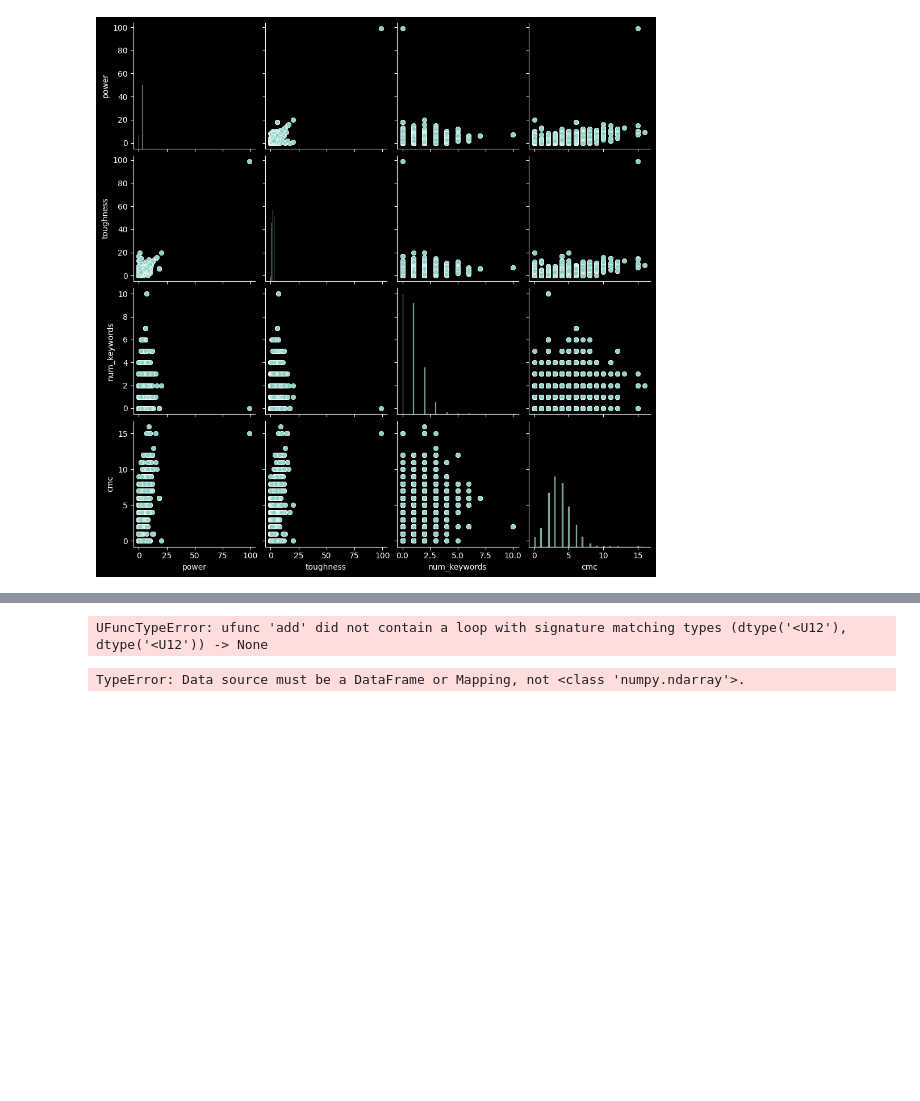
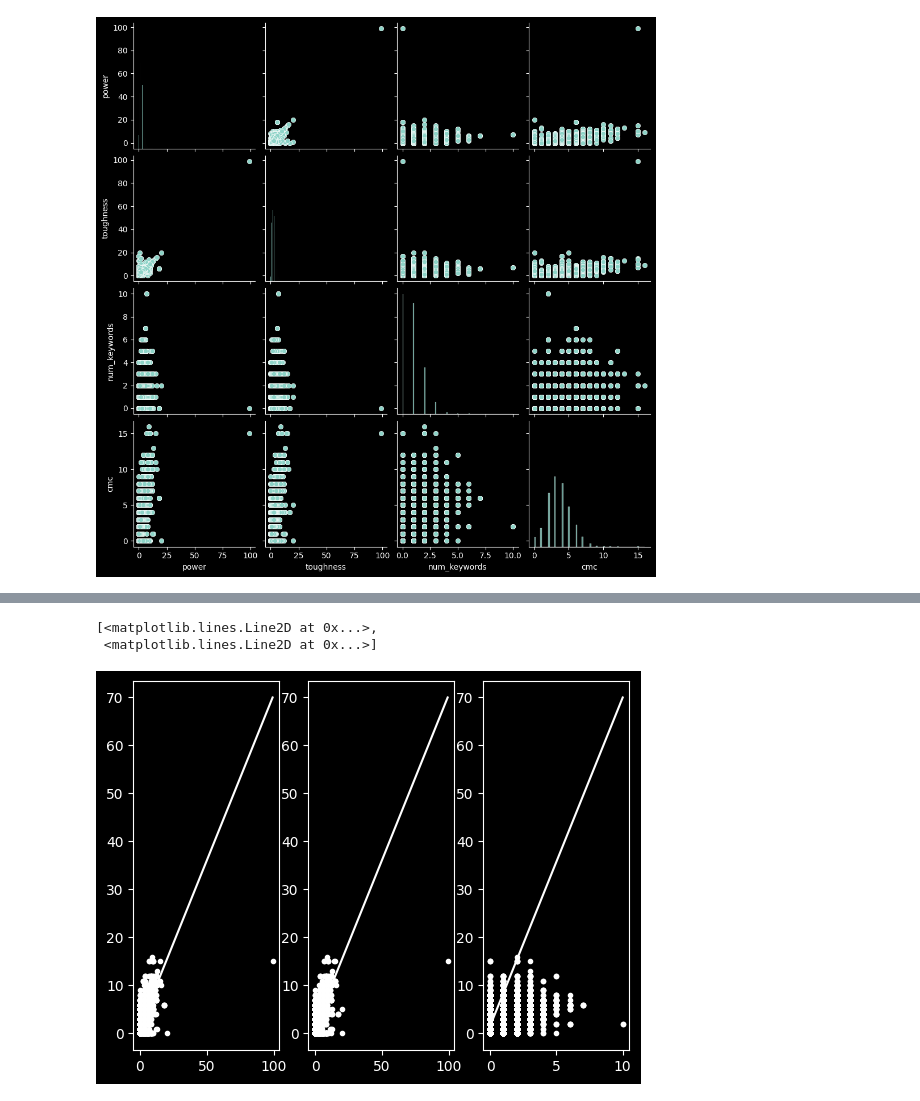
Before and after one commit to kevin-beussman/mtg-ml, a Jupyter notebook: supervised/regression/linear_regression.ipynb, the cells around one changed output, grey strips where cells are left out. Saved outputs shown, nothing was run; the diff lists cells and outputs as text; code cells hidden in the pictures; blank space fills up the shorter version.

```diff
--- a/supervised/regression/linear_regression.ipynb
+++ b/supervised/regression/linear_regression.ipynb
@@ -122,23 +129,16 @@ Text(0, 0.5, 'Loss or Cost')
 # %%
-X_model = np.array([min(X), max(X)])
+X_model = np.array([X.min().to_numpy(), X.max().to_numpy()])
 y_model = model.predict(X_model)
 
 plt.subplot(1, 3, 1)
-plt.plot(X[:,0], y, ".w", X_model[:,0], y_model, "-w")
+plt.plot(X.iloc[:,0], y, ".w", X_model[:,0], y_model, "-w")
 
 plt.subplot(1, 3, 2)
-plt.plot(X[:,1], y, ".w", X_model[:,1], y_model, "-w")
+plt.plot(X.iloc[:,1], y, ".w", X_model[:,1], y_model, "-w")
 
 plt.subplot(1, 3, 3)
-plt.plot(X[:,2], y, ".w", X_model[:,2], y_model, "-w")
+plt.plot(X.iloc[:,2], y, ".w", X_model[:,2], y_model, "-w")
 # %% [output]
-UFuncTypeError: ufunc 'add' did not contain a loop with signature matching types (dtype('<U12'), dtype('<U12')) -> None
+[<matplotlib.lines.Line2D at 0x...>,
+ <matplotlib.lines.Line2D at 0x...>]
+[figure, added]
-# %%
-# X_model = np.array([X.min().to_numpy(), X.max().to_numpy()])
-# y_model = model.predict(X_model)
-
-g = sns.PairGrid(Xy.to_numpy())
-g.map_offdiag(sns.regplot, x_estimator=model.predict)
-# sns.pairplot(Xy)
-# %% [output]
-TypeError: Data source must be a DataFrame or Mapping, not <class 'numpy.ndarray'>.
```
Also changed, not shown: parts of 2 cells of this notebook.
